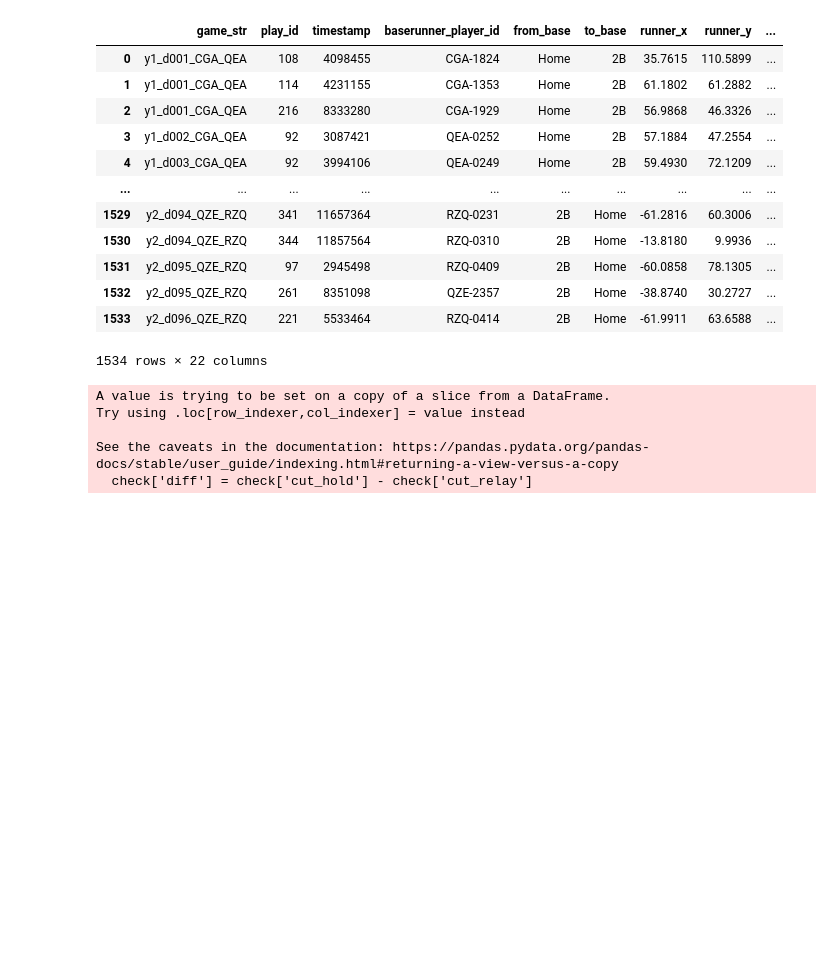
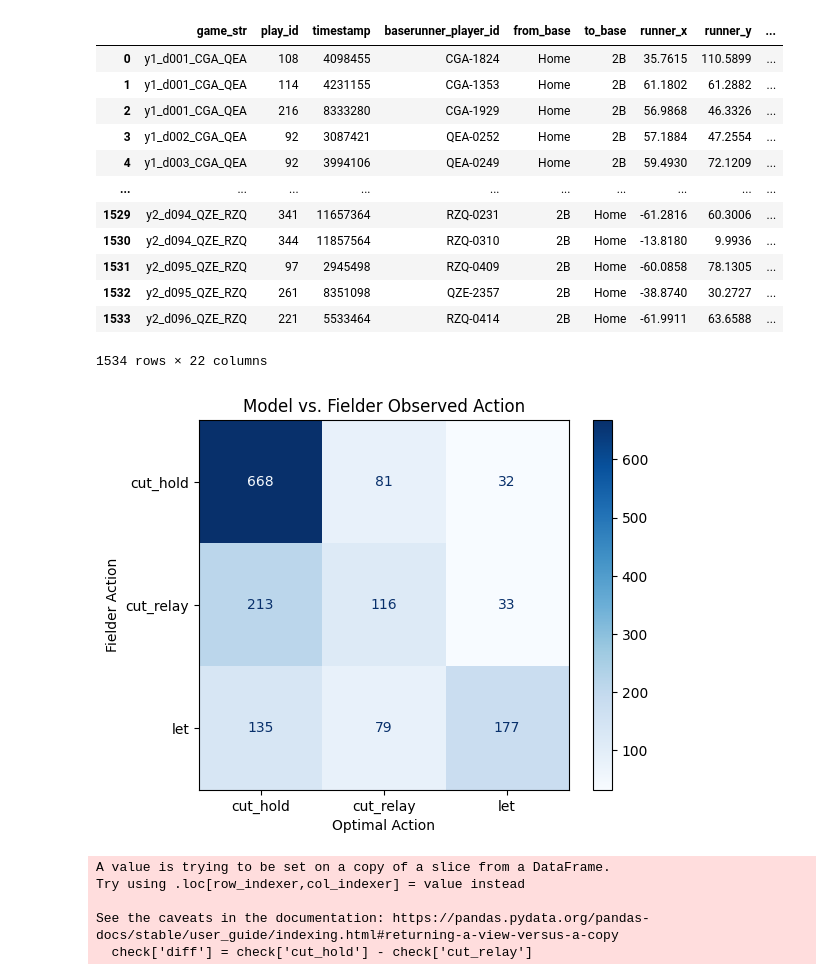
Before and after one commit to alexfrederick1/The-Man-in-the-Middle, a Jupyter notebook: cutoff-model.ipynb, the cells around one changed output. Saved outputs shown, nothing was run; the diff lists cells and outputs as text; code cells hidden in the pictures; blank space fills up the shorter version.

```diff
--- a/cutoff-model.ipynb
+++ b/cutoff-model.ipynb
@@ -255,6 +227,19 @@ design_matrix
 | 1532 | y2_d095_QZE_RZQ | 261 | 8351098 | QZE-2357 | 2B | Home | -38.8740 | 30.2727 | ... |
 | 1533 | y2_d096_QZE_RZQ | 221 | 5533464 | RZQ-0414 | 2B | Home | -61.9911 | 63.6588 | ... |
 1534 rows × 22 columns
+# %%
+from sklearn.metrics import confusion_matrix, ConfusionMatrixDisplay
+import matplotlib.pyplot as plt
+che = confusion_matrix(design_matrix['optimal_action'], design_matrix['cutoff_decision'], labels = ['cut_hold', 'cut_relay', 'let'])
+
+disp = ConfusionMatrixDisplay(confusion_matrix=che, display_labels=['cut_hold', 'cut_relay', 'let'])
+disp.plot(cmap='Blues')
+plt.title("Model vs. Fielder Observed Action")
+plt.xlabel("Optimal Action")
+plt.ylabel("Fielder Action")
+plt.show()
+# %% [output]
+[figure, added]
 # %%
 check = design_matrix[(design_matrix['optimal_action'] == 'cut_relay') & (design_matrix['cutoff_decision'] == 'cut and hold')]
 check['diff'] = check['cut_hold'] - check['cut_relay']
```
Also changed, not shown: parts of 13 cells of this notebook, 9 other files.
